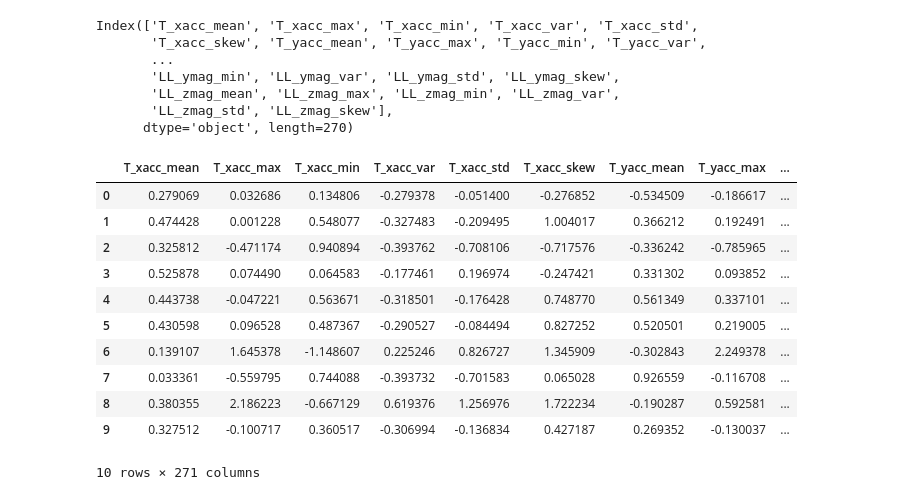
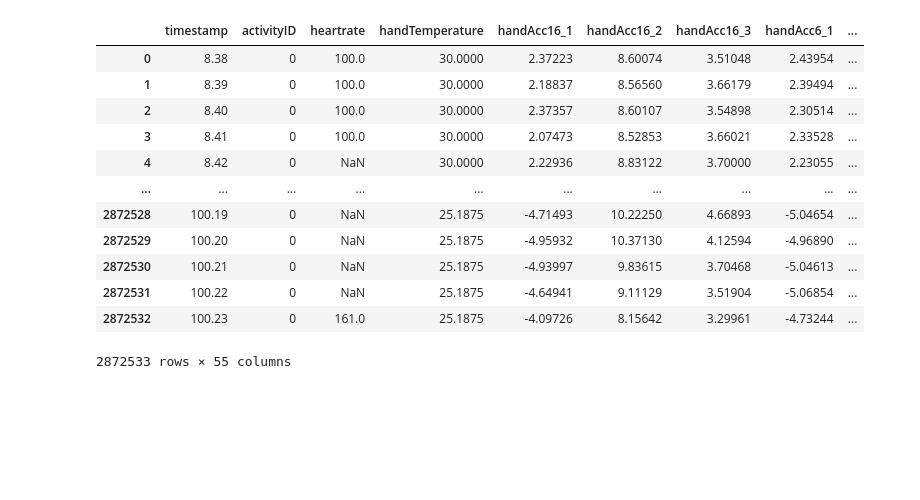
Before and after one commit to kimtaeyoon20031220/machine-learning-gcu, a Jupyter notebook: HAR/MOD1/MOD1-pamap2.ipynb, the cells around one changed output. Drawn from its saved outputs; the diff is of its cells as text; code cells hidden in the pictures; blank space fills up the shorter version.

Commit message:
MOD1-pamap2 모델 돌리기

```diff
--- a/HAR/MOD1/MOD1-pamap2.ipynb
+++ b/HAR/MOD1/MOD1-pamap2.ipynb
@@ -6,50 +6,20 @@ import numpy as np
 import math
 from sklearn.model_selection import train_test_split
 # %%
-df_train = pd.read_csv("../../../dataset/train_set.csv", index_col=0)
-df_test = pd.read_csv("../../../dataset/test_set.csv", index_col=0)
+dataset = pd.read_csv('../../../dataset/pamap_features.csv', index_col=0)
+
+dataset
+# %% [output]
+|  | timestamp | activityID | heartrate | handTemperature | handAcc16_1 | handAcc16_2 | handAcc16_3 | handAcc6_1 | ... |
+| 0 | 8.38 | 0 | 100.0 | 30.0000 | 2.37223 | 8.60074 | 3.51048 | 2.43954 | ... |
+| 1 | 8.39 | 0 | 100.0 | 30.0000 | 2.18837 | 8.56560 | 3.66179 | 2.39494 | ... |
+| 2 | 8.40 | 0 | 100.0 | 30.0000 | 2.37357 | 8.60107 | 3.54898 | 2.30514 | ... |
+| 3 | 8.41 | 0 | 100.0 | 30.0000 | 2.07473 | 8.52853 | 3.66021 | 2.33528 | ... |
+| 4 | 8.42 | 0 | NaN | 30.0000 | 2.22936 | 8.83122 | 3.70000 | 2.23055 | ... |
+| ... | ... | ... | ... | ... | ... | ... | ... | ... | ... |
+| 2872528 | 100.19 | 0 | NaN | 25.1875 | -4.71493 | 10.22250 | 4.66893 | -5.04654 | ... |
+| 2872529 | 100.20 | 0 | NaN | 25.1875 | -4.95932 | 10.37130 | 4.12594 | -4.96890 | ... |
+| 2872530 | 100.21 | 0 | NaN | 25.1875 | -4.93997 | 9.83615 | 3.70468 | -5.04613 | ... |
+| 2872531 | 100.22 | 0 | NaN | 25.1875 | -4.64941 | 9.11129 | 3.51904 | -5.06854 | ... |
+| 2872532 | 100.23 | 0 | 161.0 | 25.1875 | -4.09726 | 8.15642 | 3.29961 | -4.73244 | ... |
+2872533 rows × 55 columns
-# %%
-col = df_train.columns.drop('activity')
-col
-# %% [output]
-Index(['T_xacc_mean', 'T_xacc_max', 'T_xacc_min', 'T_xacc_var', 'T_xacc_std',
-       'T_xacc_skew', 'T_yacc_mean', 'T_yacc_max', 'T_yacc_min', 'T_yacc_var',
-       ...
-       'LL_ymag_min', 'LL_ymag_var', 'LL_ymag_std', 'LL_ymag_skew',
-       'LL_zmag_mean', 'LL_zmag_max', 'LL_zmag_min', 'LL_zmag_var',
-       'LL_zmag_std', 'LL_zmag_skew'],
-      dtype='object', length=270)
-# %%
-from sklearn.preprocessing import StandardScaler
-
-X_train = df_train[col]
-X_test = df_test[col]
-y_train = df_train['activity']
-y_test = df_test['activity']
-
-scaler = StandardScaler()
-X_train = scaler.fit_transform(X_train)
-X_test = scaler.fit_transform(X_test)
-
-scaled_X_train = pd.DataFrame(data = X_train, columns = col)
-scaled_X_test = pd.DataFrame(data = X_test, columns = col)
-scaled_X_train['label'] = y_train.values
-scaled_X_test['label'] = y_test.values
-
-X_train = scaled_X_train
-X_test = scaled_X_test
-
-scaled_X_train.head(10)
-# %% [output]
-|  | T_xacc_mean | T_xacc_max | T_xacc_min | T_xacc_var | T_xacc_std | T_xacc_skew | T_yacc_mean | T_yacc_max | ... |
-| 0 | 0.279069 | 0.032686 | 0.134806 | -0.279378 | -0.051400 | -0.276852 | -0.534509 | -0.186617 | ... |
-| 1 | 0.474428 | 0.001228 | 0.548077 | -0.327483 | -0.209495 | 1.004017 | 0.366212 | 0.192491 | ... |
-| 2 | 0.325812 | -0.471174 | 0.940894 | -0.393762 | -0.708106 | -0.717576 | -0.336242 | -0.785965 | ... |
-| 3 | 0.525878 | 0.074490 | 0.064583 | -0.177461 | 0.196974 | -0.247421 | 0.331302 | 0.093852 | ... |
-| 4 | 0.443738 | -0.047221 | 0.563671 | -0.318501 | -0.176428 | 0.748770 | 0.561349 | 0.337101 | ... |
-| 5 | 0.430598 | 0.096528 | 0.487367 | -0.290527 | -0.084494 | 0.827252 | 0.520501 | 0.219005 | ... |
-| 6 | 0.139107 | 1.645378 | -1.148607 | 0.225246 | 0.826727 | 1.345909 | -0.302843 | 2.249378 | ... |
-| 7 | 0.033361 | -0.559795 | 0.744088 | -0.393732 | -0.701583 | 0.065028 | 0.926559 | -0.116708 | ... |
-| 8 | 0.380355 | 2.186223 | -0.667129 | 0.619376 | 1.256976 | 1.722234 | -0.190287 | 0.592581 | ... |
-| 9 | 0.327512 | -0.100717 | 0.360517 | -0.306994 | -0.136834 | 0.427187 | 0.269352 | -0.130037 | ... |
-10 rows × 271 columns
```
Also changed, not shown: parts of 11 cells of this notebook.
